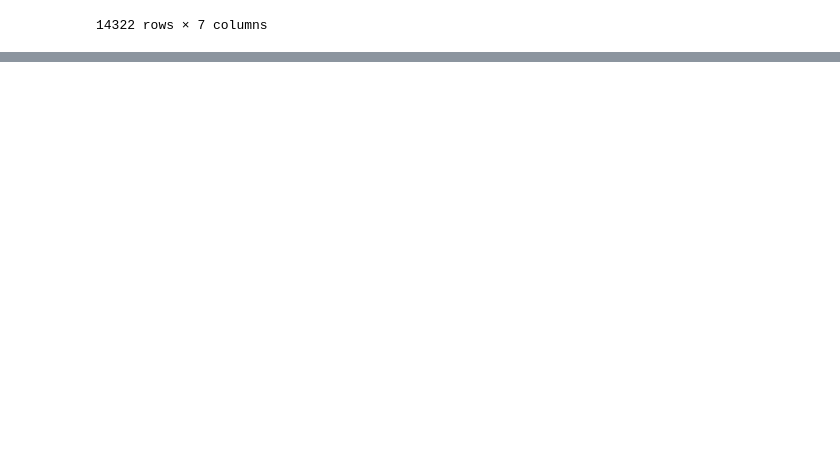
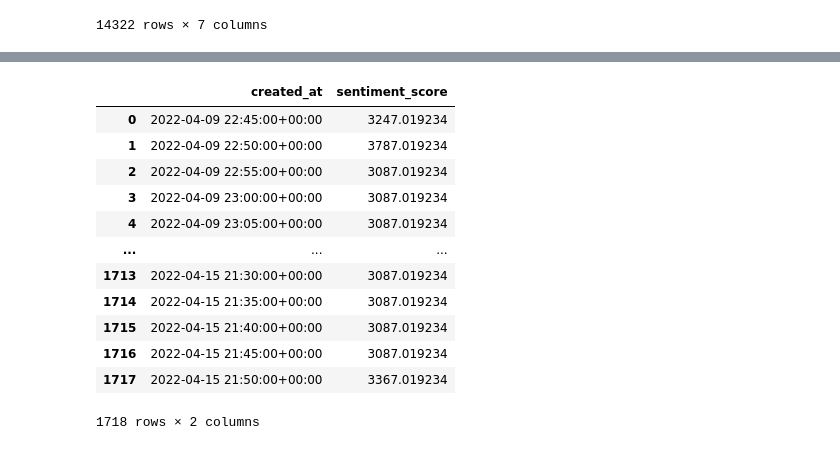
Before and after one commit to mohansameer1983/AI-Finance, a Jupyter notebook: Sentiment_Analysis_Ethereum_Price_Pridiction.ipynb, the cells around one changed output, grey strips where cells are left out. Drawn from its saved outputs; the diff is of its cells as text; code cells hidden in the pictures; blank space fills up the shorter version.

```diff
--- a/Sentiment_Analysis_Ethereum_Price_Pridiction.ipynb
+++ b/Sentiment_Analysis_Ethereum_Price_Pridiction.ipynb
@@ -496,0 +516,17 @@ graph_df
+# %%
+graph_final_df['sentiment_score'] = graph_final_df['sentiment_score']*20 + mean_price
+graph_final_df
+# %% [output]
+|  | created_at | sentiment_score |
+| 0 | 2022-04-09 22:45:00+00:00 | 3247.019234 |
+| 1 | 2022-04-09 22:50:00+00:00 | 3787.019234 |
+| 2 | 2022-04-09 22:55:00+00:00 | 3087.019234 |
+| 3 | 2022-04-09 23:00:00+00:00 | 3087.019234 |
+| 4 | 2022-04-09 23:05:00+00:00 | 3087.019234 |
+| ... | ... | ... |
+| 1713 | 2022-04-15 21:30:00+00:00 | 3087.019234 |
+| 1714 | 2022-04-15 21:35:00+00:00 | 3087.019234 |
+| 1715 | 2022-04-15 21:40:00+00:00 | 3087.019234 |
+| 1716 | 2022-04-15 21:45:00+00:00 | 3087.019234 |
+| 1717 | 2022-04-15 21:50:00+00:00 | 3367.019234 |
+1718 rows × 2 columns
```
Also changed, not shown: parts of 4 cells of this notebook.
